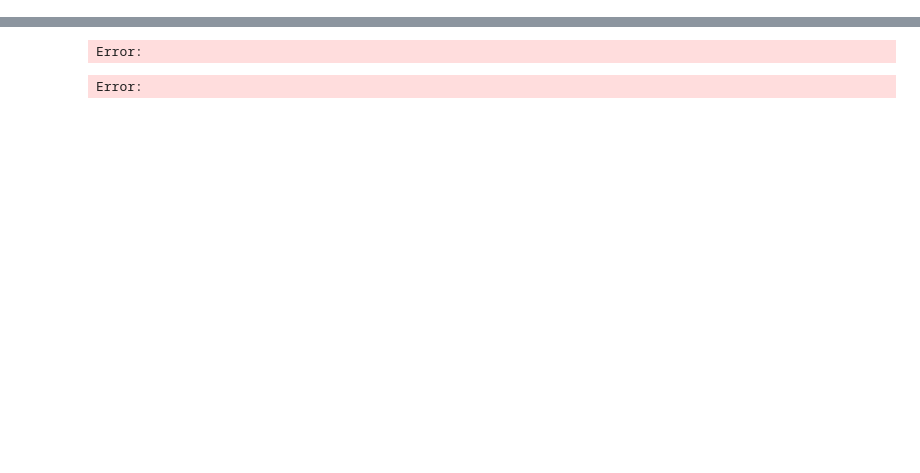
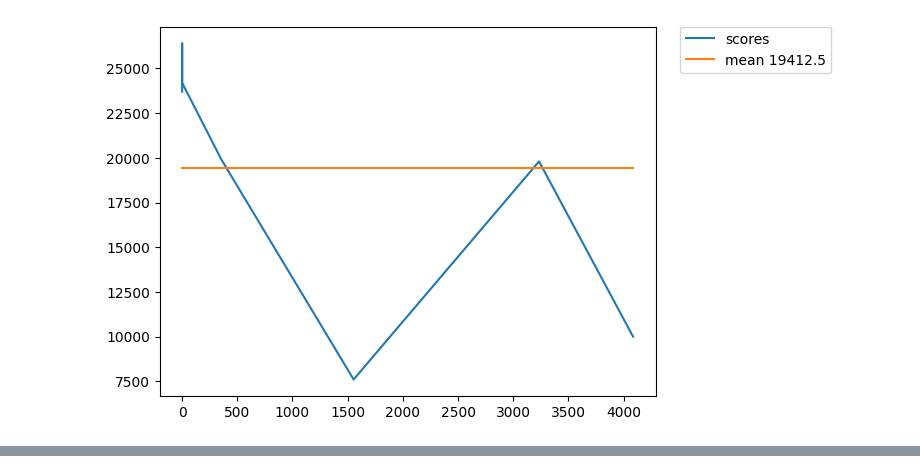
Before and after one commit to skramer-dev/ai-lab, a Jupyter notebook: RL/assignment/atlantis-dqn.ipynb, the cells around one changed output, grey strips where cells are left out. Drawn from its saved outputs; the diff is of its cells as text; code cells hidden in the pictures; blank space fills up the shorter version.

```diff
--- a/RL/assignment/atlantis-dqn.ipynb
+++ b/RL/assignment/atlantis-dqn.ipynb
@@ -104,18 +121,17 @@ import random
 
 
 class Agent():
-    def __init__(self,possible_actions,starting_mem_len,max_mem_len,starting_epsilon,learn_rate, starting_lives = 5, debug = False):
+    def __init__(self,possible_actions,starting_mem_len,max_mem_len,starting_epsilon,learn_rate,epochs, debug = False):
         self.memory = Memory(max_mem_len)
         self.possible_actions = possible_actions
         self.epsilon = starting_epsilon
-        self.epsilon_decay = .9/100000
+        self.epsilon_decay = .9/epochs
         self.epsilon_min = .05
         self.gamma = .95
         self.learn_rate = learn_rate
         self.model = self._build_model()
         self.model_target = clone_model(self.model)
         self.total_timesteps = 0
-        self.lives = starting_lives #this parameter does not apply to pong
         self.starting_mem_len = starting_mem_len
         self.learns = 0
 
@@ -131,8 +147,6 @@ class Agent():
         model.add(Dense(len(self.possible_actions), activation = 'linear'))
         optimizer = Adam(self.learn_rate)
         model.compile(optimizer, loss=tf.keras.losses.Huber())
-        model.summary()
-        print('\nAgent Initialized\n')
         return model
 
     def get_action(self,state):
@@ -183,7 +197,7 @@ class Agent():
            We want the output[action_taken] to be R_(t+1) + Qmax_(t+1) """
         for i in range(32):
             action = self.possible_actions.index(actions_taken[i])
-            labels[i][action] = next_rewards[i] + (not next_done_flags[i]) * self.gamma * max(next_state_values[i])
+            labels[i][action] = next_rewards[i] + (1 - next_done_flags[i]) * self.gamma * max(next_state_values[i])
 
         """Train our model using the states and outputs generated"""
         self.model.fit(np.array(states),labels,batch_size = 32, epochs = 1, verbose = 0)
@@ -193,48 +207,37 @@ class Agent():
             self.epsilon -= self.epsilon_decay
         self.learns += 1
 
-        """Every 10000 learned, copy our model weights to our target model"""
-        if self.learns % 10000 == 0:
+        """Every 1000 learned, copy our model weights to our target model"""
+        if self.learns % 1000 == 0:
             self.model_target.set_weights(self.model.get_weights())
             print('\nTarget model updated')
 # %%
 import time
 from collections import deque
 import numpy as np
 from tqdm import tqdm
 from IPython.display import clear_output
 
-#name = 'PongDeterministic-v4'
+epochs = 100
 name = 'Atlantis-v0'
-
-agent = Agent(possible_actions=[0,1,2,3],starting_mem_len=50000,max_mem_len=750000,starting_epsilon = 1, learn_rate = .00025)
-env = make_env(name,agent)
-
-last_100_avg = [-21]
-scores = deque(maxlen = 100)
-max_score = -21
+debug = False
+agent = Agent(possible_actions=[0,1,2,3],starting_mem_len=10000,max_mem_len=750000,starting_epsilon = 1,epochs=epochs, learn_rate = .00025)
+env = make_env(name,agent,debug)
 
 """ If testing:
 agent.model.load_weights('recent_weights.hdf5')
 agent.model_target.load_weights('recent_weights.hdf5')
 agent.epsilon = 0.0
 """
 
 env.reset()
-
-for i in tqdm(range(100)):
-    timesteps = agent.total_timesteps
-    timee = time.time()
-    score = play_episode(name, env, agent, debug = True) #set debug to true for rendering
-    scores.append(score)
-    if score > max_score:
-        max_score = score
-
-    print('\nEpisode: ' + str(i))
-    print('Steps: ' + str(agent.total_timesteps - timesteps))
-    print('Duration: ' + str(time.time() - timee))
-    print('Score: ' + str(score))
-    print('Max Score: ' + str(max_score))
-    print('Epsilon: ' + str(agent.epsilon))
+statistics = []
+for i in tqdm(range(epochs)):
+    start = time.time()
+    score = play_episode(name, env, agent, debug = debug) #set debug to true for rendering
+    end = time.time()
+    statistics.append({"episode":i,"score":score,"time":end-start,"learns":agent.learns})
     clear_output()
+    plot_statistics(statistics)
 # %% [output]
+[figure, added]
@@ -258,2 +260,0 @@ Agent Initialized
-Error:
-Error:
```
Also changed, not shown: parts of 2 cells of this notebook.
